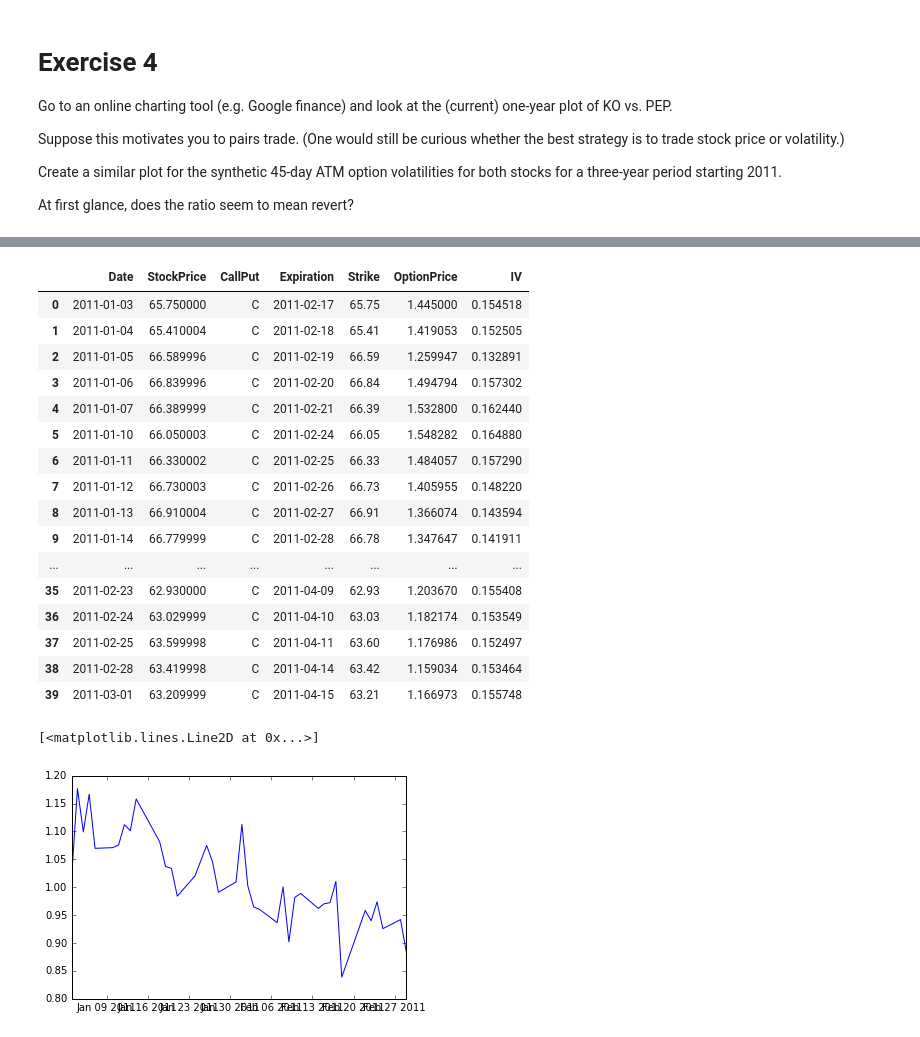
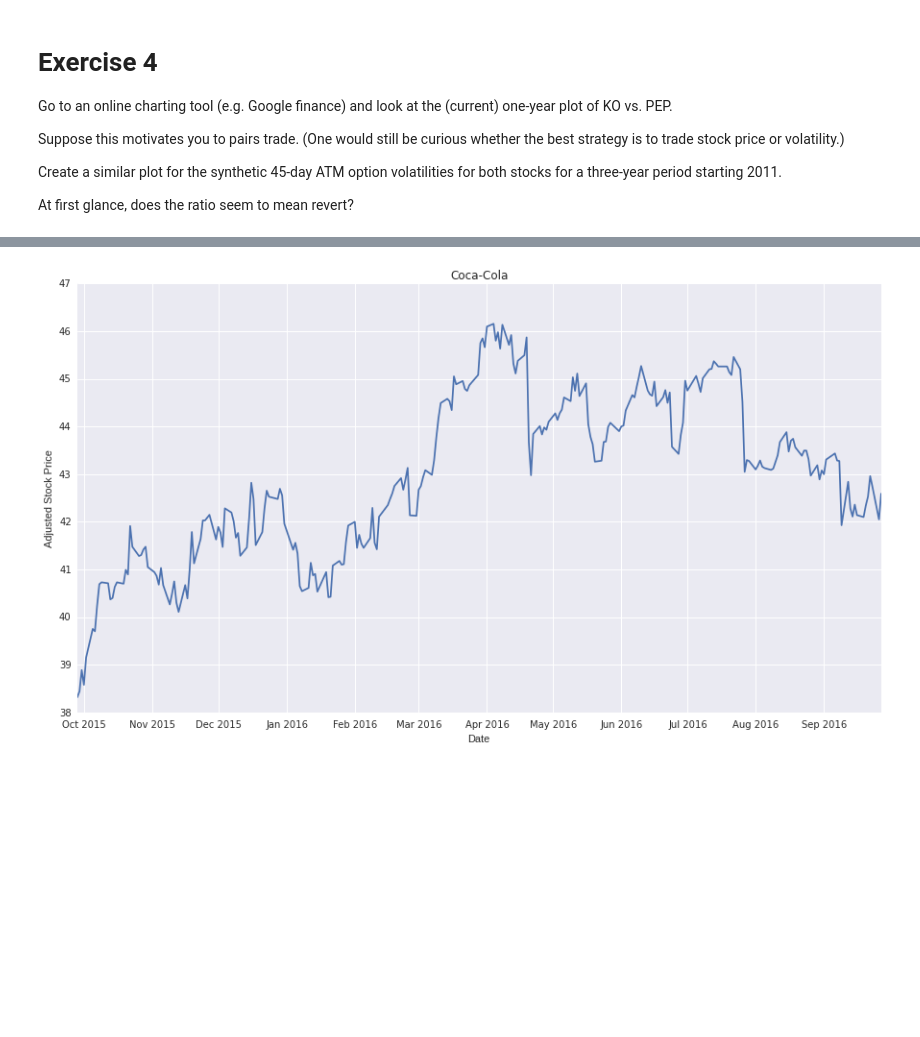
Before and after one commit to bspeice/experimental-finance, a Jupyter notebook: problem_set_3/Project3.ipynb, the cells around one changed output, grey strips where cells are left out. Drawn from its saved outputs; the diff is of its cells as text; code cells hidden in the pictures; blank space fills up the shorter version.

```diff
--- a/problem_set_3/Project3.ipynb
+++ b/problem_set_3/Project3.ipynb
@@ -347,31 +346,11 @@ data_coke
-# %%
-data_pepsi = synthetic(Ticker = 'Pep',
-                      Date_Start = '2011-1-1',
-                      Date_End = '2011-3-1',
-                      Opt_Type = 'C',
-                      Target_Maturity = 45,
-                      Target_Factor = 1)
-data_pepsi
-# %% [output]
-|  | Date | StockPrice | CallPut | Expiration | Strike | OptionPrice | IV |
-| 0 | 2011-01-03 | 65.750000 | C | 2011-02-17 | 65.75 | 1.445000 | 0.154518 |
-| 1 | 2011-01-04 | 65.410004 | C | 2011-02-18 | 65.41 | 1.419053 | 0.152505 |
-| 2 | 2011-01-05 | 66.589996 | C | 2011-02-19 | 66.59 | 1.259947 | 0.132891 |
-| 3 | 2011-01-06 | 66.839996 | C | 2011-02-20 | 66.84 | 1.494794 | 0.157302 |
-| 4 | 2011-01-07 | 66.389999 | C | 2011-02-21 | 66.39 | 1.532800 | 0.162440 |
-| 5 | 2011-01-10 | 66.050003 | C | 2011-02-24 | 66.05 | 1.548282 | 0.164880 |
-| 6 | 2011-01-11 | 66.330002 | C | 2011-02-25 | 66.33 | 1.484057 | 0.157290 |
-| 7 | 2011-01-12 | 66.730003 | C | 2011-02-26 | 66.73 | 1.405955 | 0.148220 |
-| 8 | 2011-01-13 | 66.910004 | C | 2011-02-27 | 66.91 | 1.366074 | 0.143594 |
-| 9 | 2011-01-14 | 66.779999 | C | 2011-02-28 | 66.78 | 1.347647 | 0.141911 |
-| ... | ... | ... | ... | ... | ... | ... | ... |
-| 35 | 2011-02-23 | 62.930000 | C | 2011-04-09 | 62.93 | 1.203670 | 0.155408 |
-| 36 | 2011-02-24 | 63.029999 | C | 2011-04-10 | 63.03 | 1.182174 | 0.153549 |
-| 37 | 2011-02-25 | 63.599998 | C | 2011-04-11 | 63.60 | 1.176986 | 0.152497 |
-| 38 | 2011-02-28 | 63.419998 | C | 2011-04-14 | 63.42 | 1.159034 | 0.153464 |
-| 39 | 2011-03-01 | 63.209999 | C | 2011-04-15 | 63.21 | 1.166973 | 0.155748 |
-# %%
-plt.plot(data_coke.Date, data_coke.IV/data_pepsi.IV)
-# %% [output]
-[<matplotlib.lines.Line2D at 0x...>]
-[figure, removed]
+# %%
+start_date = date.today()-datetime.timedelta(365)
+KO = web.DataReader("KO", 'yahoo',start=start_date)
+plt.figure(figsize=(15,8))
+plt.plot(KO.index,KO['Adj Close'])
+plt.title('Coca-Cola')
+plt.ylabel('Adjusted Stock Price')
+plt.xlabel('Date')
+plt.show()
+# %% [output]
+[figure, added]
```
Also changed, not shown: parts of 18 cells of this notebook, 1 other file.
